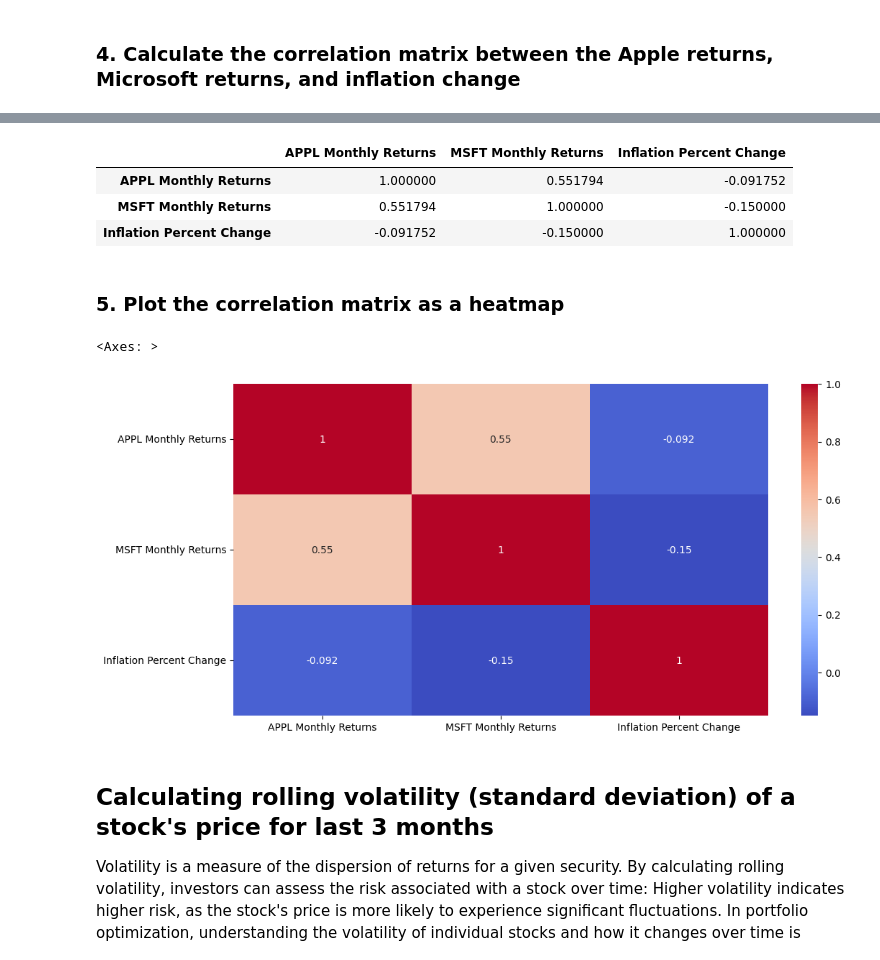
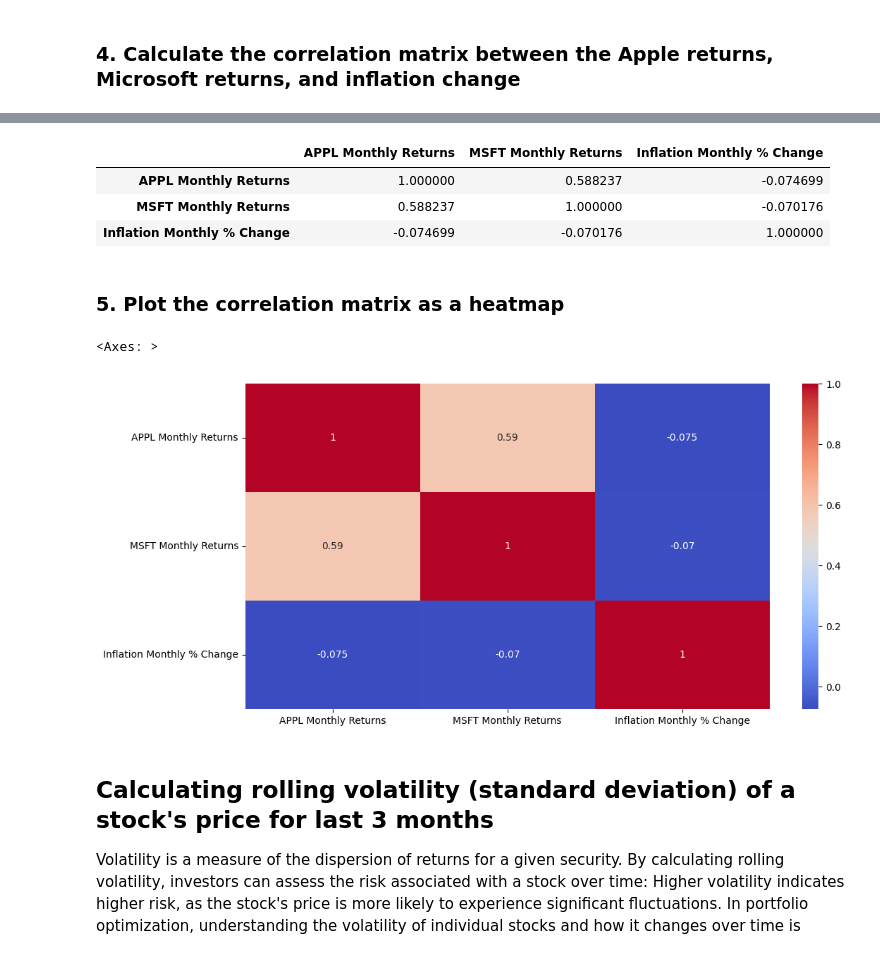
Before and after one commit to julieannvictoria/portfolio, a Jupyter notebook: Preparing-for-data-analysis-project-student.ipynb, the cells around one changed output, grey strips where cells are left out. Drawn from its saved outputs; the diff is of its cells as text; code cells hidden in the pictures.

```diff
--- a/Preparing-for-data-analysis-project-student.ipynb
+++ b/Preparing-for-data-analysis-project-student.ipynb
@@ -511,4 +511,4 @@ data_apple.tail()
 # %%
-data_microsoft['Monthly Returns'] =  (1 + data_microsoft['Daily Returns']).resample('M').prod() - 1
-data_microsoft.tail()
+microsoft_monthly_returns =  (1 + data_microsoft['Daily Returns']).resample('M').prod() - 1
+microsoft_monthly_returns.head()
 # %% [output]
@@ -522,6 +522,7 @@ data_microsoft.tail()
 # %% [markdown]
 ### 3. Merge the dataframes and calculate / plot the correlation
 # %%
-data_apple_microsoft = pd.merge(data_apple,data_microsoft,how='outer',on='Date')
+data_apple_microsoft = pd.merge(apple_monthly_returns,microsoft_monthly_returns,how='outer',on='Date')
 # merge stocks and inflationd dataframes
-df_stocks_inflation = pd.merge(data_apple_microsoft,inflation,how='outer',on='Date')
+df_stocks_inflation = pd.merge(data_apple_microsoft,inflation['Inflation Percent Change'],how='outer',on='Date')
+df_stocks_inflation.columns = ['APPL Monthly Returns','MSFT Monthly Returns', 'Inflation Monthly % Change']
@@ -538,12 +528,0 @@ df_stocks_inflation.head()
-# %%
-# Rename columns
-df_stocks_inflation.columns = ['APPL Close/Last','APPL Volume',
-                               'APPL Open','APPL High','APPL Low',
-                               'APPL Daily Returns',
-                               'APPL Monthly Returns',
-                               'MSFT Close/Last','MSFT Volume',
-                               'MSFT Open','MSFT High','MSFT Low',
-                               'MSFT Daily Returns',
-                               'MSFT Monthly Returns','Inflation',
-                               'Inflation Percent Change']
-df_stocks_inflation.head()
@@ -558,2 +529,6 @@ df_stocks_inflation.head()
 # %% [markdown]
 ### 4. Calculate the correlation matrix between the Apple returns, Microsoft returns, and inflation change
+# %%
+# Drop NaN data
+df_stocks_inflation.dropna(inplace=True)
+df_stocks_inflation.info()
@@ -560,22 +546,20 @@ df_stocks_inflation.head()
 # %%
 # Calculate correlation matrix
-# Get only the needed columns
-df_returns_inflation = df_stocks_inflation[['APPL Monthly Returns','MSFT Monthly Returns','Inflation Percent Change']]
-df_returns_inflation.corr()
+df_stocks_inflation.corr()
 # %% [output]
-|  | APPL Monthly Returns | MSFT Monthly Returns | Inflation Percent Change |
-| APPL Monthly Returns | 1.000000 | 0.551794 | -0.091752 |
-| MSFT Monthly Returns | 0.551794 | 1.000000 | -0.150000 |
-| Inflation Percent Change | -0.091752 | -0.150000 | 1.000000 |
+|  | APPL Monthly Returns | MSFT Monthly Returns | Inflation Monthly % Change |
+| APPL Monthly Returns | 1.000000 | 0.588237 | -0.074699 |
+| MSFT Monthly Returns | 0.588237 | 1.000000 | -0.070176 |
+| Inflation Monthly % Change | -0.074699 | -0.070176 | 1.000000 |
 # %% [markdown]
 ### 5. Plot the correlation matrix as a heatmap
 # %%
 # Plot heatmap
 plt.figure(figsize=(12,6))
-sns.heatmap(df_returns_inflation.corr(),annot=True,cmap='coolwarm')
+sns.heatmap(df_stocks_inflation.corr(),annot=True,cmap='coolwarm')
 # %% [output]
 <Axes: >
-[figure, old version]
+[figure, new version]
 # %% [markdown]
 ## Calculating rolling volatility (standard deviation) of a stock's price for last 3 months
 
```
Also changed, not shown: parts of 10 cells of this notebook.
